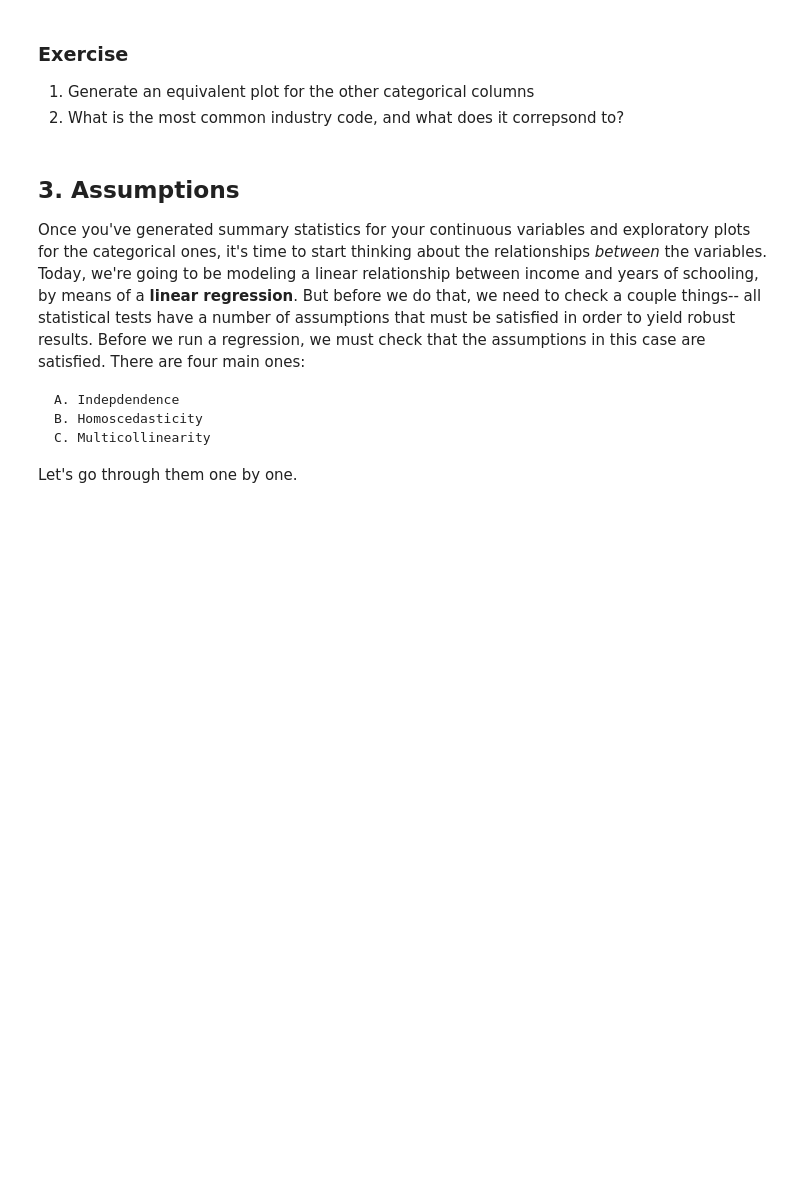
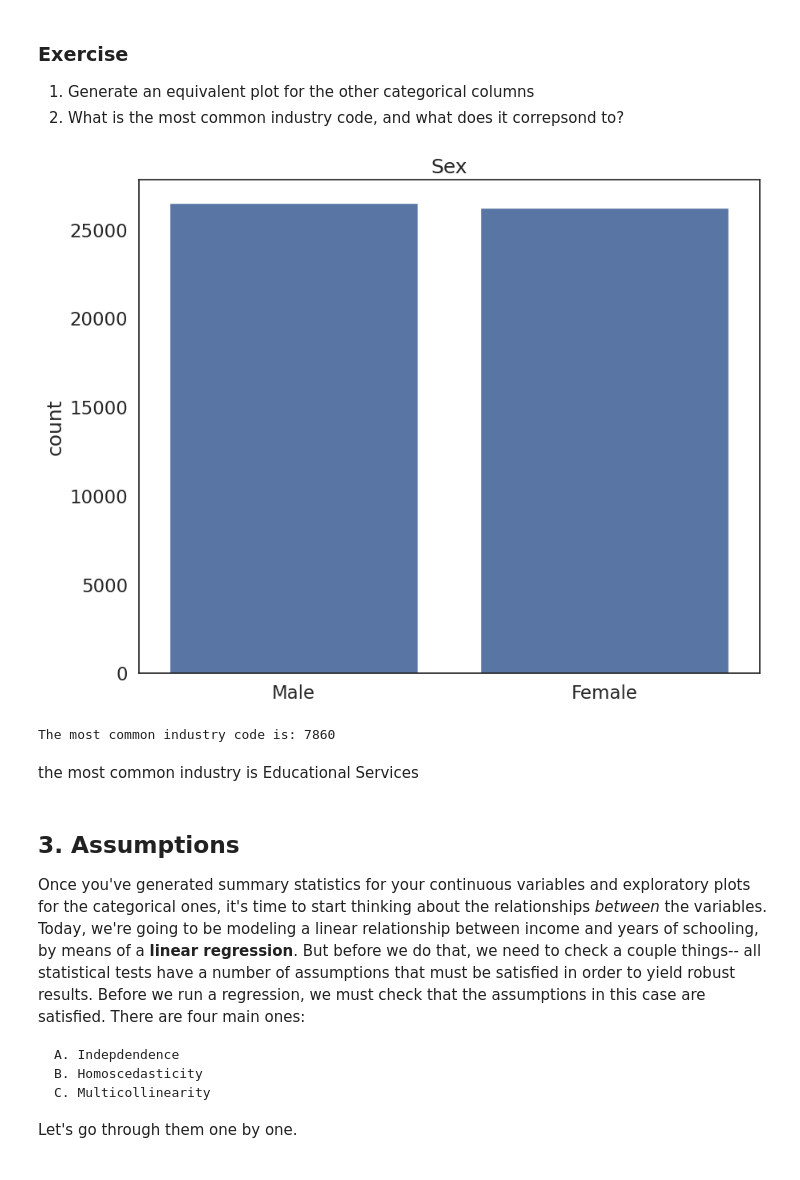
Before and after one commit to rubydelanerolle/QM2, a Jupyter notebook: notebooks/W7_Regression.ipynb, the cells around one changed output. Drawn from its saved outputs; the diff is of its cells as text; code cells hidden in the pictures; blank space fills up the shorter version.

```diff
--- a/notebooks/W7_Regression.ipynb
+++ b/notebooks/W7_Regression.ipynb
@@ -162,6 +171,23 @@ plt.show() # show the plot
 
 1. Generate an equivalent plot for the other categorical columns
 2. What is the most common industry code, and what does it correpsond to?
+# %%
+sns.countplot(data=reg_df, x='sex') # plot the union variable
+
+plt.title('Sex') # add a title
+plt.xlabel('') # remove the x axis label
+plt.xticks(ticks=[0,1],labels=['Male', 'Female']) # replace the x axis labels with more descriptive labels
+plt.show() # show the plot
+# %% [output]
+[figure, added]
+# %%
+most_common_industry = reg_df['ind'].mode().iloc[0]
+
+print(f"The most common industry code is: {most_common_industry}")
+# %% [output]
+The most common industry code is: 7860
+# %% [markdown]
+the most common industry is Educational Services
 # %% [markdown]
 ## 3. Assumptions
 
```
Also changed, not shown: parts of 20 cells of this notebook.
